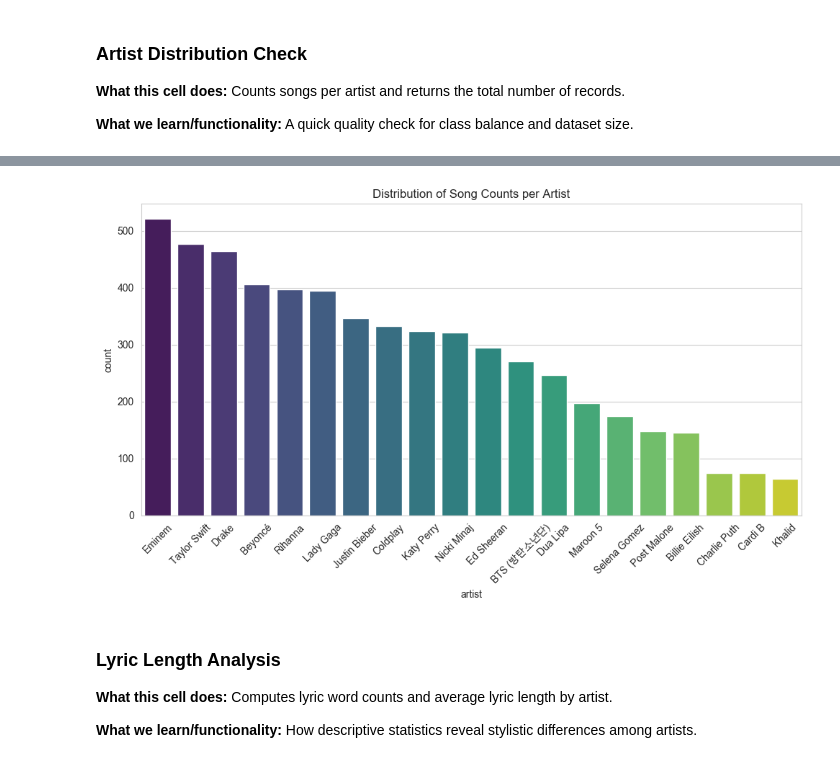
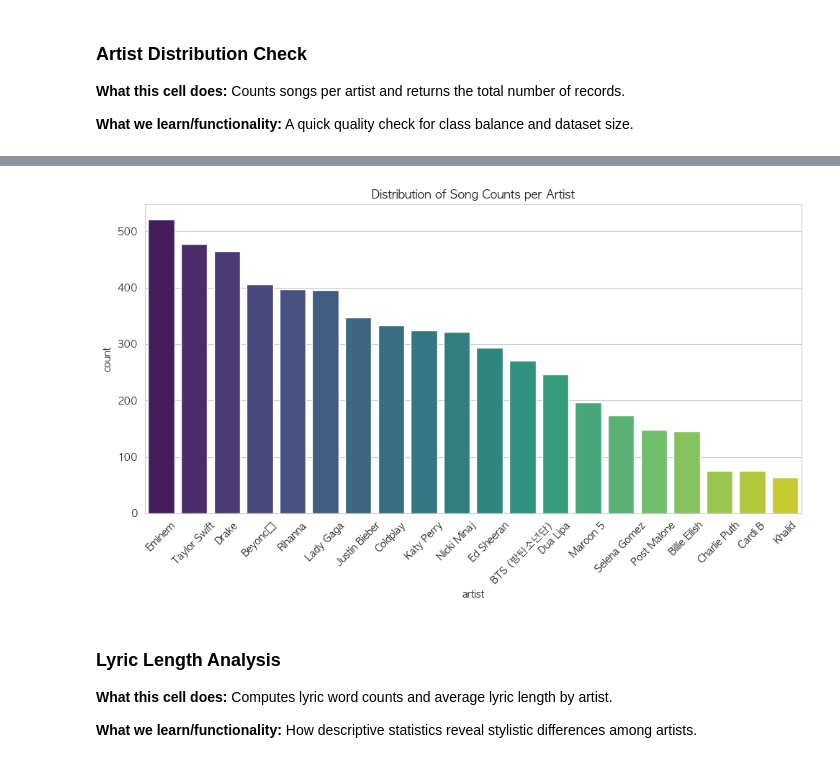
Before and after one commit to recepgul82/music-digital-methods, a Jupyter notebook: weeks/week05.ipynb, the cells around one changed output, grey strips where cells are left out. Cells and saved outputs as stored; diff of their text form; code cells hidden in the pictures.

```diff
--- a/weeks/week05.ipynb
+++ b/weeks/week05.ipynb
@@ -114,31 +87,41 @@ lyrics_df["artist"].value_counts(), lyrics_df["artist"].value_counts().sum()
 # %%
+import warnings
+
+warnings.filterwarnings(
+    "ignore",
+    category=UserWarning,
+    message="Glyph"
+)
 import seaborn as sns
 import matplotlib.pyplot as plt
+
+
+
 
 #TODO: visualize the distribution of song counts per artist using a bar plot.
 sns.set_style("whitegrid") # Set a clean style for better aesthetics
 plt.figure(figsize=(10, 6)) # set figure size for better readability
-plt.rcParams["font.family"] = "Arial Unicode MS" # Set font to support Korean characters (adjust if needed for your environment)
+plt.rcParams["font.family"] = "AppleGothic"
 plt.rcParams["axes.unicode_minus"] = False
 
 order = lyrics_df['artist'].value_counts().index # sort artists by song count before plotting
 palette = dict(
     zip(order, sns.color_palette("viridis", len(order)))
 ) # Create a color palette mapping each artist to a unique color
 
 sns.countplot(x='artist',
               data=lyrics_df,
               order=order,
               hue="artist",
               palette=palette,
               legend=False
               )
 plt.xticks(rotation=45)  # Rotate x-axis labels for better readability if there are many artists
 plt.title('Distribution of Song Counts per Artist')
 
 plt.tight_layout()
 # %% [output]
-[figure, old version]
+[figure, new version]
 # %% [markdown]
 ### Lyric Length Analysis
 
```
Also changed, not shown: parts of 24 cells of this notebook.
